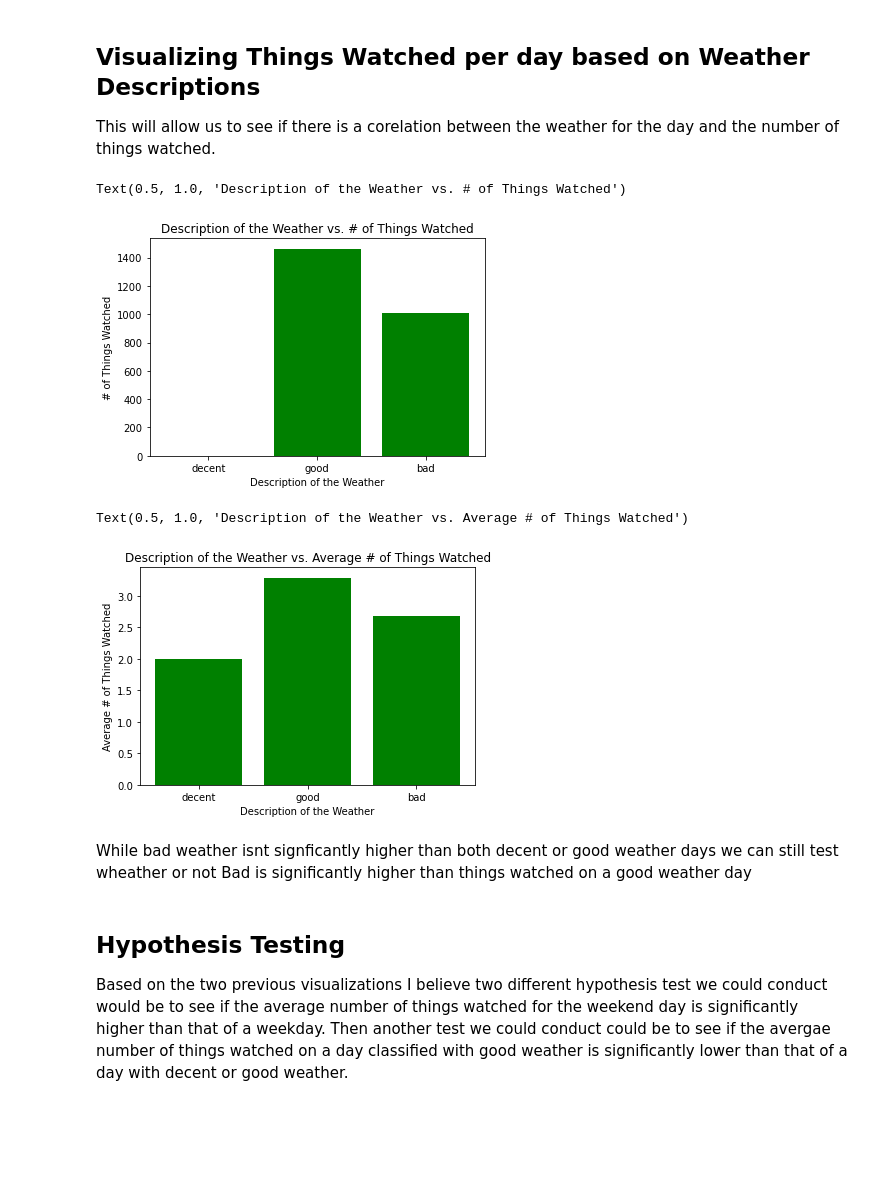
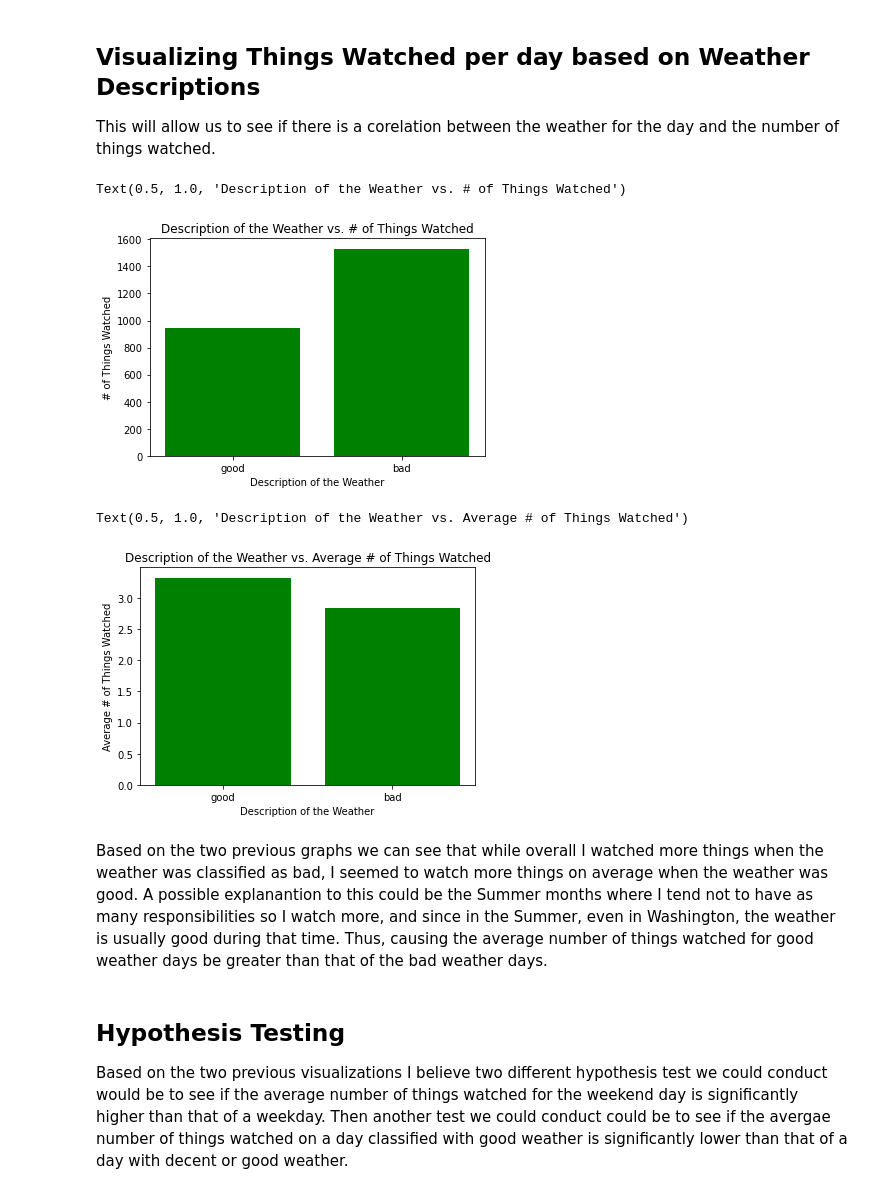
Before and after one commit to georgecalv/DataScienceFinalProject, a Jupyter notebook: Netflix_Weather_Days.ipynb, the cells around one changed output. Drawn from its saved outputs; the diff is of its cells as text; code cells hidden in the pictures; blank space fills up the shorter version.

Commit message:
editing until the hypothesis tests

```diff
--- a/Netflix_Weather_Days.ipynb
+++ b/Netflix_Weather_Days.ipynb
@@ -152,8 +152,8 @@ for value in weather_df:
     count = weather_df[value].isnull().sum()
     if count > (length_df / 2):
         del weather_df[value]
-weather_df.dropna(inplace=True)
 weather_df.reset_index(inplace=True)
+
 # converting to imperial
 avg_temp_ser = weather_df["tavg"].copy()
 min_temp_ser = weather_df["tmin"].copy()
@@ -263,11 +263,12 @@ freq_list.reverse()
 watched_dates_list.reverse()
 watched_dates_df["Date"] = watched_dates_list
 watched_dates_df["Things Watched"] = freq_list
-watched_dates_df["Things Watched"] = watched_dates_df["Things Watched"].replace(" ", 0)
+watched_dates_df["Things Watched"] = watched_dates_df["Things Watched"].fillna(0)
 watched_dates_df.set_index("Date", inplace = True)
 watched_dates_df.to_csv("Netflix_Frequency.csv")
 
 fully_merged_df = merged_weather_dayWeek_df.merge(watched_dates_df, on = ["Date"], how= "outer")
+
 print(fully_merged_df)
 fully_merged_df.to_csv("Combined_Data.csv")
 # %% [output]
@@ -290,0 +298,3 @@ Date
+# %%
+fully_merged_df = fully_merged_df.drop(columns = ["index", "wspd", "pres"])
+print(fully_merged_df)
@@ -319,12 +345,12 @@ for date in range(len(wthr_desc_df)):
     elif wthr_desc_df["tavg"][date] <= 70 and wthr_desc_df["prcp"][date] >= 2:
         wthr_desc_ser[date] = "bad"
     else:
-        wthr_desc_ser[date] = "decent"
+        wthr_desc_ser[date] = "bad"
 
 
 wthr_desc_ser.index = fully_merged_df.index
 
-fully_merged_df.insert(9, "Wthr Desc.", wthr_desc_ser)
+fully_merged_df.insert(6, "Wthr Desc.", wthr_desc_ser)
 
 fully_merged_df.to_csv("Combined_Data.csv")
 # %% [markdown]
@@ -402,20 +428,20 @@ Here we can see that the Weekdays have a slightly higher frequency of things wat
 ## Visualizing Things Watched per day based on Weather Descriptions
 This will allow us to see if there is a corelation between the weather for the day and the number of things watched.
 # %%
-descr_list = ["decent", "good", "bad"]
-freq_list = [0] * 3
+descr_list = ["good", "bad"]
+freq_list = [0] * 2
 for descr in range(len(descr_list)):
     temp_df = fully_merged_df.loc[fully_merged_df["Wthr Desc."] == descr_list[descr]]
     frequency = temp_df["Things Watched"].sum()
     freq_list[descr] = frequency
 plt.figure()
 plt.bar(descr_list, freq_list, color = "green")
 plt.xlabel("Description of the Weather")
 plt.ylabel("# of Things Watched")
 plt.title("Description of the Weather vs. # of Things Watched")
 # %% [output]
 Text(0.5, 1.0, 'Description of the Weather vs. # of Things Watched')
-[figure, old version]
+[figure, new version]
 # %%
 mean_list = [0] * 3
 for descr in range(len(descr_list)):
@@ -429,9 +455,9 @@ plt.ylabel("Average # of Things Watched")
 plt.title("Description of the Weather vs. Average # of Things Watched")
 # %% [output]
 Text(0.5, 1.0, 'Description of the Weather vs. Average # of Things Watched')
-[figure, old version]
+[figure, new version]
-# %% [markdown]
-While bad weather isnt signficantly higher than both decent or good weather days we can still test wheather or not Bad is significantly higher than things watched on a good weather day
+# %% [markdown]
+Based on the two previous graphs we can see that while overall I watched more things when the weather was classified as bad, I seemed to watch more things on average when the weather was good. A possible explanantion to this could be the Summer months where I tend not to have as many responsibilities so I watch more, and since in the Summer, even in Washington, the weather is usually good during that time. Thus, causing the average number of things watched for good weather days be greater than that of the bad weather days.
 # %% [markdown]
 ## Hypothesis Testing
 Based on the two previous visualizations I believe two different hypothesis test we could conduct would be to see if the average number of things watched for the weekend day is significantly higher than that of a weekday. Then another test we could conduct could be to see if the avergae number of things watched on a day classified with good weather is significantly lower than that of a day with decent or good weather.
```
Also changed, not shown: parts of 9 cells of this notebook, 1 other file.
